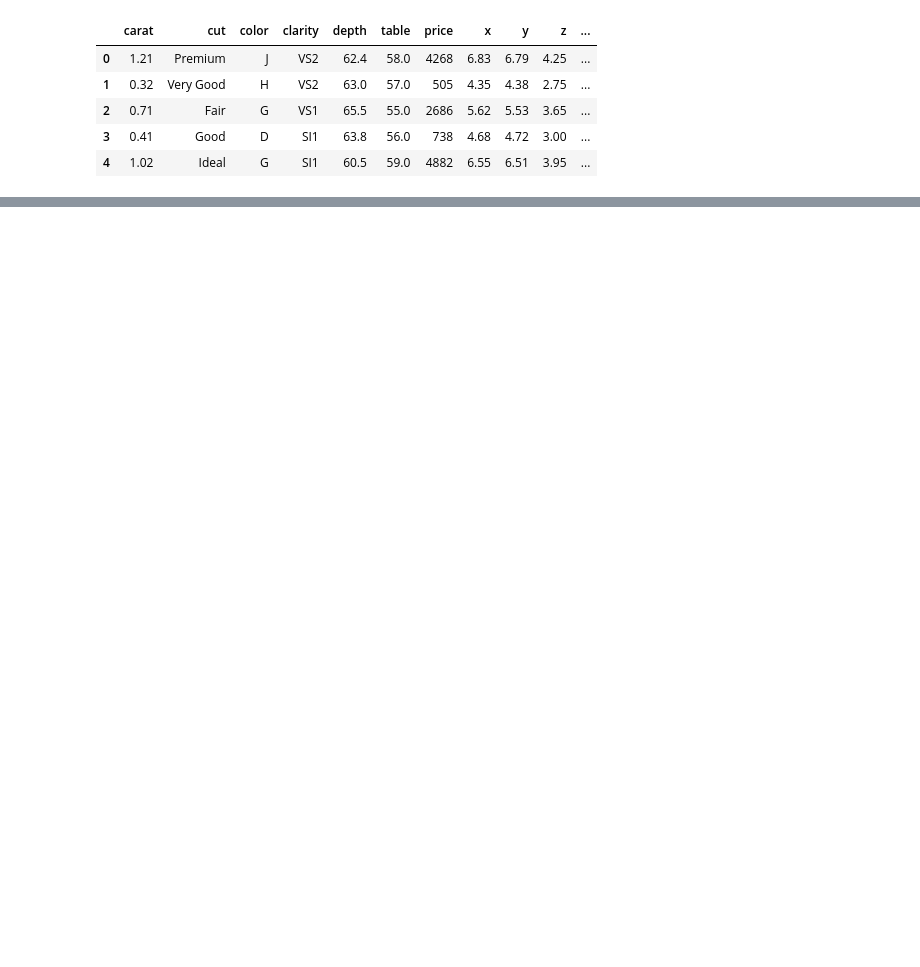
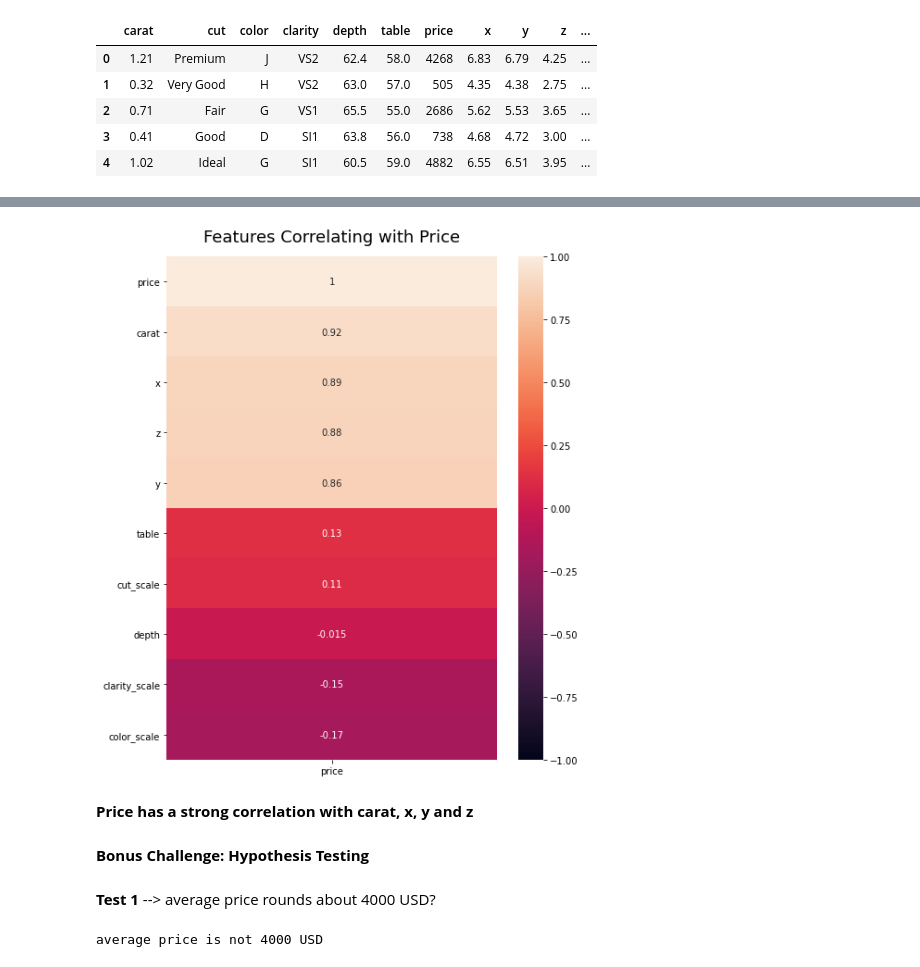
Before and after one commit to marinafdezban/ih_datamadpt1120_project_m2, a Jupyter notebook: notebooks/EDA and ab testing.ipynb, the cells around one changed output, grey strips where cells are left out. Saved outputs shown, nothing was run; the diff lists cells and outputs as text; code cells hidden in the pictures; blank space fills up the shorter version.

```diff
--- a/notebooks/EDA and ab testing.ipynb
+++ b/notebooks/EDA and ab testing.ipynb
@@ -18,0 +120,11 @@ diamonds.head()
+# %%
+plt.figure(figsize=(8, 10))
+heatmap = sns.heatmap(diamonds.corr()[['price']].sort_values(by='price', ascending=False), vmin=-1, vmax=1, annot=True)
+heatmap.set_title('Features Correlating with Price', fontdict={'fontsize':18}, pad=16)
+plt.show()
+# %% [output]
+[figure, added]
+# %% [markdown]
+**Price has a strong correlation with carat, x, y and z**
+# %% [markdown]
+**Bonus Challenge: Hypothesis Testing**
@@ -18,0 +134,14 @@ diamonds.head()
+# %% [markdown]
+**Test 1** --> average price rounds about 4000 USD?
+# %%
+prices = diamonds['price'].tolist()
+h0 = 'average price is not 4000 USD'
+hi = 'average price is 4000 USD'
+
+testing_result = ttest_1samp(prices, 4000)
+if testing_result.pvalue <= 0.05:
+    print(f'{h0}')
+else:
+    print(f'{h1}')
+# %% [output]
+average price is not 4000 USD
```
Also changed, not shown: parts of 23 cells of this notebook.
